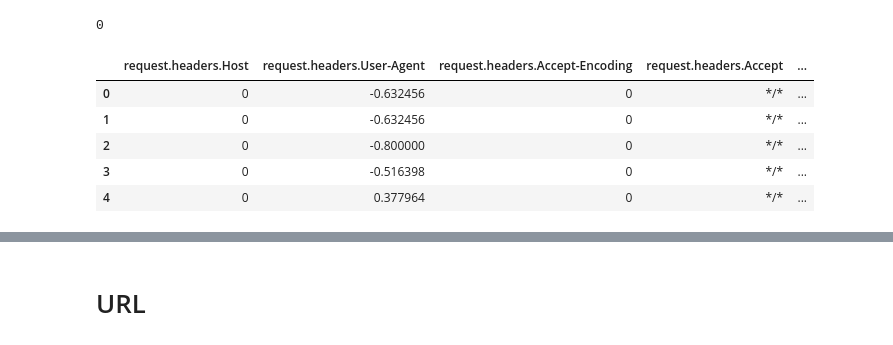
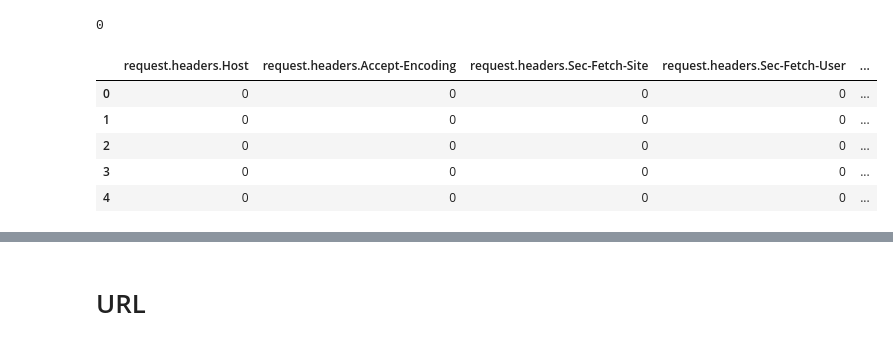
Before and after one commit to RazElbaz/API_security_challenge, a Jupyter notebook: new/model1.ipynb, the cells around one changed output, grey strips where cells are left out. Cells and saved outputs as stored; diff of their text form; code cells hidden in the pictures.

```diff
--- a/new/model1.ipynb
+++ b/new/model1.ipynb
@@ -159,67 +159,96 @@ print (contain_values)
 # # Setting features for further feature extraction by choosing columns
 # # Some will be "simply" encoded via label encoding and others with HashingVectorizer
 
-SIMPLE_HEADERS = ['request.method',
-                  'request.headers.Connection',
-                'response.status_code',
-                'request.headers.Accept-Language',
-                'request.headers.Sec-Fetch-Mode',
+SIMPLE_HEADERS = [
+                    'response.status_code',
                 'request.headers.Host',
-                                       'request.headers.Accept-Encoding',
-                         'request.headers.Sec-Fetch-Site',
-# from simple
-                   'request.headers.Sec-Fetch-Dest',
+#                 'request.headers.Accept-Encoding',
+#                   'request.headers.Sec-Fetch-Site',    contains
+#                    'request.headers.Sec-Fetch-Dest',
+
+                  'request.headers.Sec-Fetch-User',
+                  'request.headers.Content-Length',
+
 
                 ]
 # On these headers we will run HashingVectorizer
 
-COMPLEX_HEADERS = ['response.headers.Content-Type',
-                   'request.headers.User-Agent',
-                    'request.headers.Set-Cookie',
+COMPLEX_HEADERS = [
+
+
+
+    'response.headers.Content-Type',
+
+#                     'request.headers.Set-Cookie',
                     'response.body',
-                   'request.headers.Date',
-                    'response.headers.Location',
+
                      'request.headers.Cookie',
-                   'response.headers.Set-Cookie',
-                   'request.headers.Content-Length',
+
+                       #                     remove
+
+                  'request.body',
+
+                     'response.status',
 
 
                     ]
 
-COLUMNS_TO_REMOVE = [
+COLUMNS_TO_REMOVE = [       'request.headers.User-Agent',
+                     'request.headers.Date',
+#                      complex
+                      'request.headers.Content-Length',
+                     'response.headers.Location',
+
+#                      simple
+                      'request.headers.Connection',
+                      'request.headers.Accept',
 
 
-                     'response.status',
+
+                       'response.headers.Set-Cookie',
+
+
+                     'request.headers.Accept-Language',
+                     'request.method',
+                      'request.headers.Sec-Fetch-Mode',
                      ]
 
 # This is our main preprocessing function that will iterate over all of the chosen
 # columns and run some feature extraction models
 def vectorize_df(df):
     le = LabelEncoder()
     h_vec = HashingVectorizer(n_features=4)
 
     # Run LabelEncoder on the chosen features
     for column in SIMPLE_HEADERS:
         df[column] = le.fit_transform(df[column])
 
     # Run HashingVectorizer on the chosen features
     for column in COMPLEX_HEADERS:
         newHVec = h_vec.fit_transform(df[column])
         df[column] = newHVec.todense()
 
     # Remove some columns that may be needed.. (Or not, you decide)
     for column in COLUMNS_TO_REMOVE:
         df.drop(column, axis=1, inplace=True)
+
+    df['request.headers.Accept-Encoding'] = np.where(df['request.headers.Accept-Encoding'].str.contains("jndi"), 1, 0)
+
+    df['request.headers.Sec-Fetch-Dest'] = np.where(df['request.headers.Sec-Fetch-Dest'].str.contains("jndi:"), 1, 0)
+    df['request.headers.Set-Cookie'] = np.where(df['request.headers.Set-Cookie'].str.contains("jndi"), 1, 0)
+    df['request.headers.Sec-Fetch-Site'] = np.where(df['request.headers.Sec-Fetch-Site'].str.contains("jndi"), 1, 0)
+
+#     df['request.headers.Accept-Encoding'] = np.where(df['request.headers.Accept-Encoding'].str.contains("jndi"), 10, 0)
     return df
 
-df['response.headers.Content-Length'] = pd.to_numeric(df['response.headers.Content-Length'])
+
 
 df = vectorize_df(df)
 df.head()
 # %% [output]
-|  | request.headers.Host | request.headers.User-Agent | request.headers.Accept-Encoding | request.headers.Accept | ... |
-| 0 | 0 | -0.632456 | 0 | */* | ... |
-| 1 | 0 | -0.632456 | 0 | */* | ... |
-| 2 | 0 | -0.800000 | 0 | */* | ... |
-| 3 | 0 | -0.516398 | 0 | */* | ... |
-| 4 | 0 | 0.377964 | 0 | */* | ... |
+|  | request.headers.Host | request.headers.Accept-Encoding | request.headers.Sec-Fetch-Site | request.headers.Sec-Fetch-User | ... |
+| 0 | 0 | 0 | 0 | 0 | ... |
+| 1 | 0 | 0 | 0 | 0 | ... |
+| 2 | 0 | 0 | 0 | 0 | ... |
+| 3 | 0 | 0 | 0 | 0 | ... |
+| 4 | 0 | 0 | 0 | 0 | ... |
```
Also changed, not shown: parts of 33 cells of this notebook, 1 other file.
